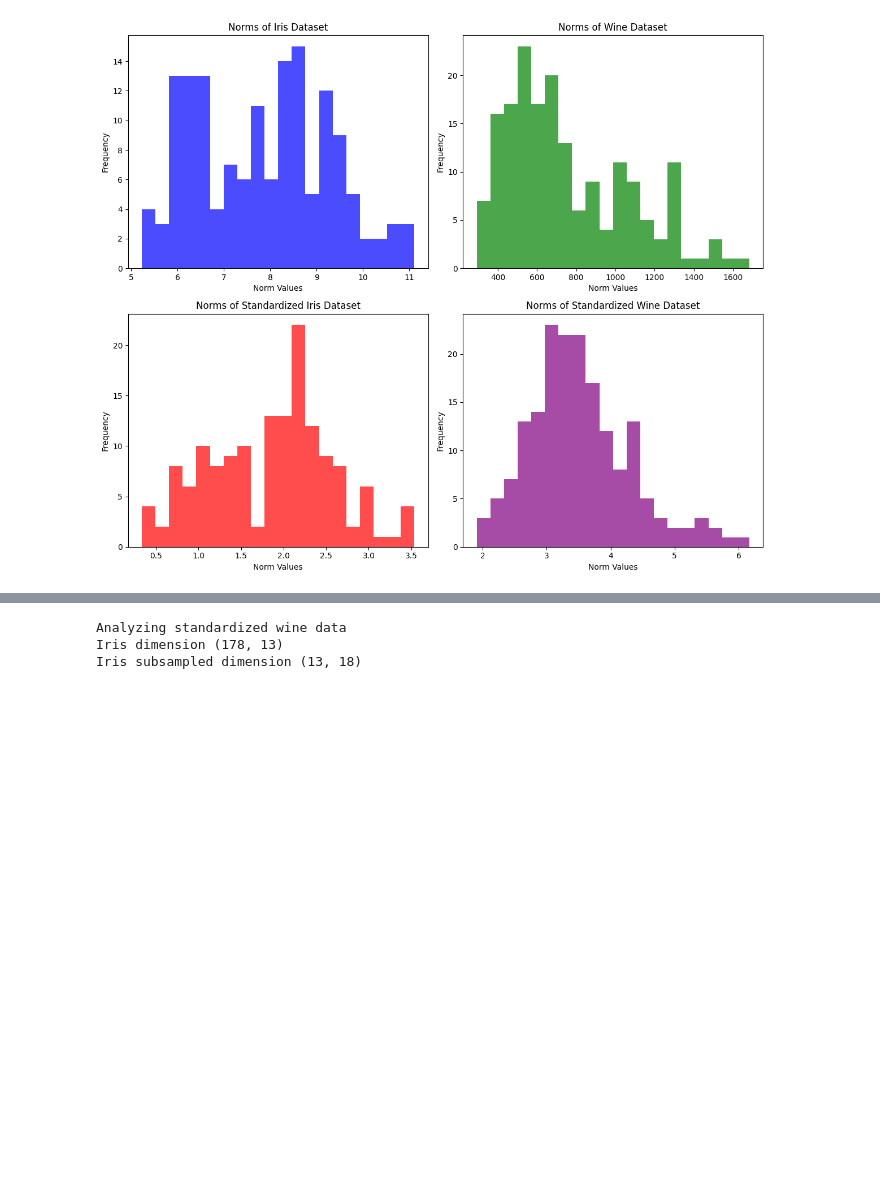
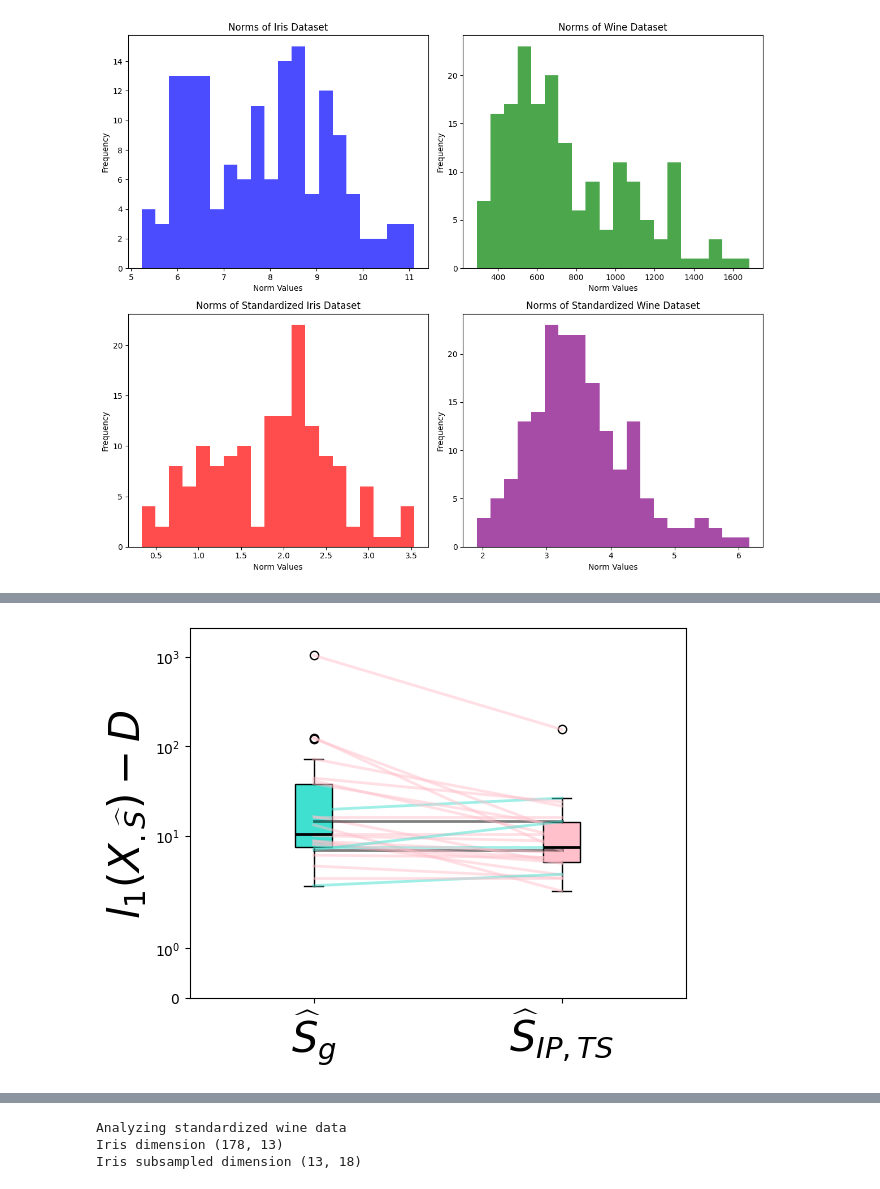
Before and after one commit to sjkoelle/isometry-pursuit, a Jupyter notebook: experiments/Figure2.ipynb, the cells around one changed output, grey strips where cells are left out. Saved outputs shown, nothing was run; the diff lists cells and outputs as text; code cells hidden in the pictures; blank space fills up the shorter version.

```diff
--- a/experiments/Figure2.ipynb
+++ b/experiments/Figure2.ipynb
@@ -154,0 +283,9 @@ Computing brute force solution for dictionary dimension 15 and target_dimension
+# %%
+box_plot(results_df['Losses'],
+         results_df['Two-Stage Losses'],
+         D,
+         xlabels = [r'$\widehat S_{g}$', r'$\widehat S_{IP,TS}$'],
+         ylabel = r'$l_1(X_{.\widehat {S}}) - D$',
+         filename = '/Users/samsonkoelle/convexlocalisometry/figures/Figure2b')
+# %% [output]
+[figure, added]
```
Also changed, not shown: parts of 10 cells of this notebook.
